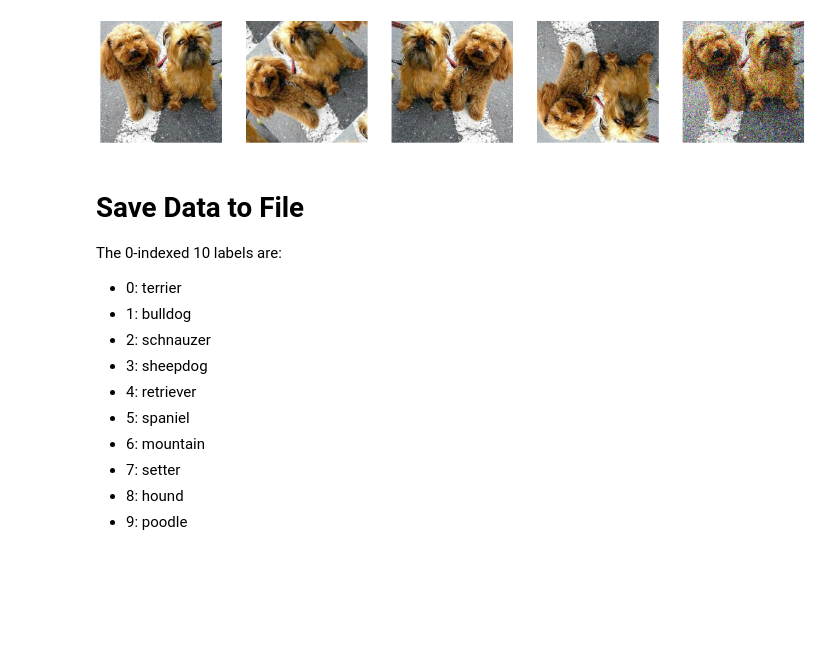
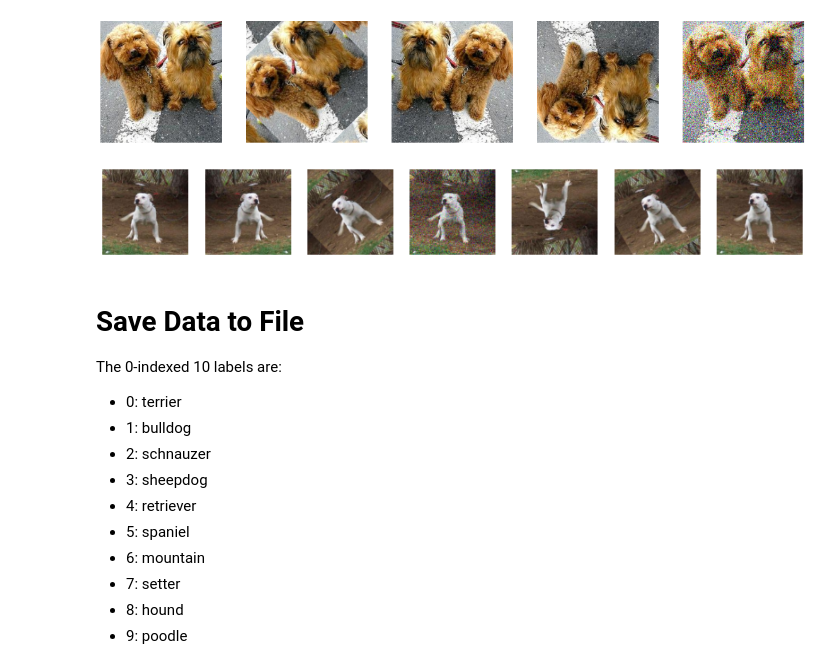
Before and after one commit to Chen-Yiyang/cs4243_project, a Jupyter notebook: main_notebook.ipynb, the cells around one changed output. Saved outputs shown, nothing was run; the diff lists cells and outputs as text; code cells hidden in the pictures; blank space fills up the shorter version.

Commit message:
Update Augmentation procedure to make dataset balanced

```diff
--- a/main_notebook.ipynb
+++ b/main_notebook.ipynb
@@ -309,3 +325,36 @@ train_aug_y = np.array(train_aug_y)
 train_aug_x.shape, train_aug_y.shape
 # %% [output]
 ((30560, 224, 224, 3), (30560,))
+# %%
+# Ref:
+# https://towardsdatascience.com/image-augmentation-with-skimage-python-7f53f1b0eeb5
+def get_aug_img(img, multiplier):
+    res = [
+        img,
+        np.fliplr(img),
+        img_as_ubyte(rotate(img, angle=45, mode='wrap')),
+        img_as_ubyte(random_noise(img, var=0.2**2)),
+        np.flipud(img),
+        img_as_ubyte(rotate(img, angle=30, mode='wrap')),
+        transform.rescale(img, 1.1)
+    ]
+
+    return res[:multiplier]
+# %%
+# balanced augmentation
+balanced_img = []
+balanced_x = []
+balanced_y = []
+
+for i in tqdm(range(train_x.shape[0])):
+    img, label = train_x[i], train_y[i]
+
+    # multiplier round to nearest, such as each class around 2000 instances
+    aug_multiplier = int(2000 / y_count[label] + 0.5)
+    balanced_img.extend(get_aug_img(img=img, multiplier=aug_multiplier))
+    balanced_y.extend([label] * aug_multiplier)
+
+# to image data
+balanced_x = np.stack(balanced_img)
+balanced_y = np.array(balanced_y)
+balanced_x.shape, balanced_y.shape
@@ -319,6 +386,19 @@ for i in range(5):
     ax[i].axis('off')
 # %% [output]
 [figure]
+# %%
+# Test all 7 types of augmentations
+fig, ax = plt.subplots(nrows = 1, ncols = 7, figsize = (14, 14))
+
+idx = np.random.choice(train_x.shape[0])
+
+augs = get_aug_img(img=train_x[100], multiplier=7)
+
+for i in range(7):
+    ax[i].imshow(augs[i])
+    ax[i].axis('off')
+# %% [output]
+[figure, added]
 # %% [markdown]
 # Save Data to File
 
```
Also changed, not shown: parts of 10 cells of this notebook.
